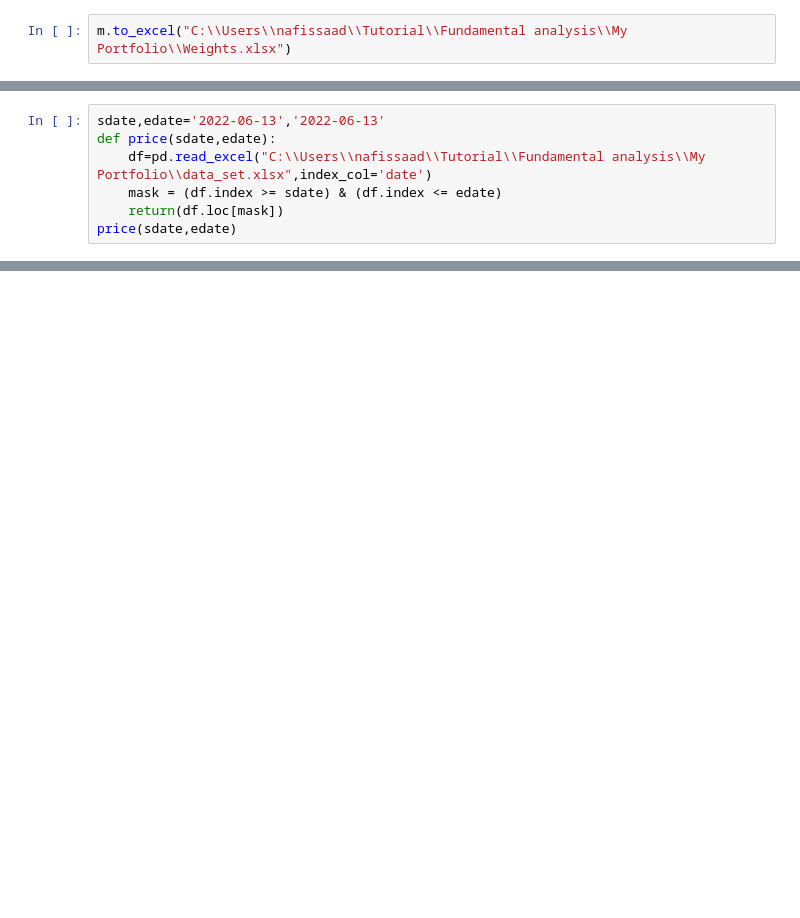
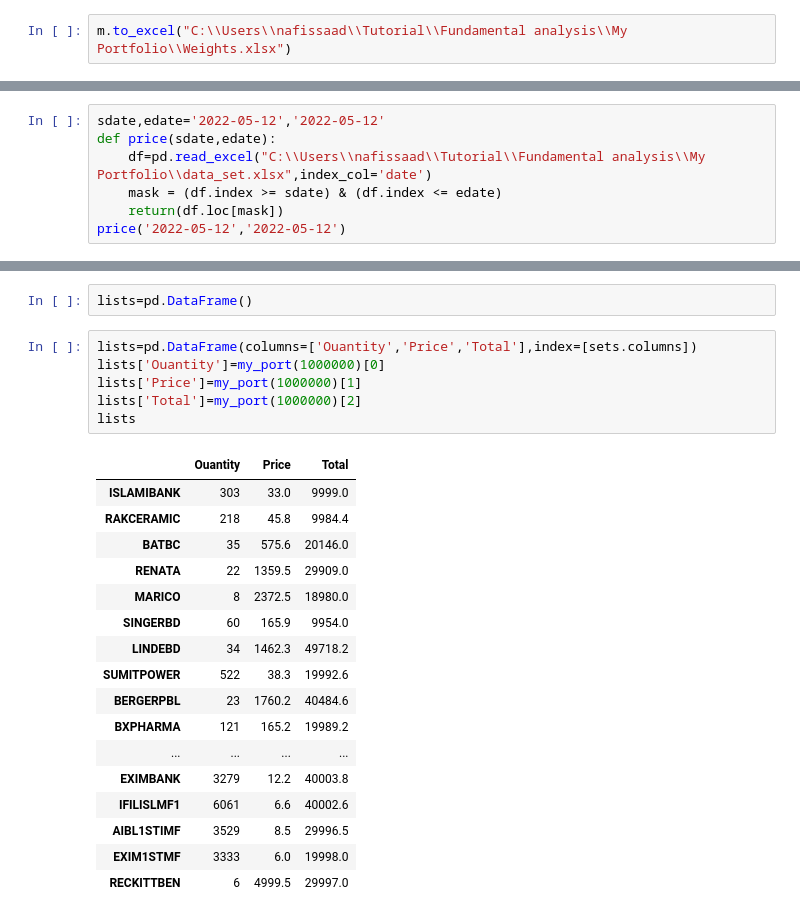
Before and after one commit to nafissaad/Tutorial1, a Jupyter notebook: Tutorial/My projects/My Portfolio/Risk and Return management .ipynb, the cells around one changed output, grey strips where cells are left out. Drawn from its saved outputs; the diff is of its cells as text; blank space fills up the shorter version.

```diff
--- a/Tutorial/My projects/My Portfolio/Risk and Return management .ipynb
+++ b/Tutorial/My projects/My Portfolio/Risk and Return management .ipynb
@@ -867,7 +833,0 @@ round(quantity)*float(price('2023-06-08','2023-06-08')['ISLAMIBANK'].values)
-# %%
-sdate,edate='2022-06-13','2022-06-13'
-def price(sdate,edate):
-    df=pd.read_excel("C:\\Users\\nafissaad\\Tutorial\\Fundamental analysis\\My Portfolio\\data_set.xlsx",index_col='date')
-    mask = (df.index >= sdate) & (df.index <= edate)
-    return(df.loc[mask])
-price(sdate,edate)
@@ -959,0 +868,7 @@ lists['Total'].sum()
+# %%
+sdate,edate='2022-05-12','2022-05-12'
+def price(sdate,edate):
+    df=pd.read_excel("C:\\Users\\nafissaad\\Tutorial\\Fundamental analysis\\My Portfolio\\data_set.xlsx",index_col='date')
+    mask = (df.index >= sdate) & (df.index <= edate)
+    return(df.loc[mask])
+price('2022-05-12','2022-05-12')
@@ -959,0 +920,26 @@ lists['Total'].sum()
+# %%
+lists=pd.DataFrame()
+# %%
+lists=pd.DataFrame(columns=['Ouantity','Price','Total'],index=[sets.columns])
+lists['Ouantity']=my_port(1000000)[0]
+lists['Price']=my_port(1000000)[1]
+lists['Total']=my_port(1000000)[2]
+lists
+# %% [output]
+|  | Ouantity | Price | Total |
+| ISLAMIBANK | 303 | 33.0 | 9999.0 |
+| RAKCERAMIC | 218 | 45.8 | 9984.4 |
+| BATBC | 35 | 575.6 | 20146.0 |
+| RENATA | 22 | 1359.5 | 29909.0 |
+| MARICO | 8 | 2372.5 | 18980.0 |
+| SINGERBD | 60 | 165.9 | 9954.0 |
+| LINDEBD | 34 | 1462.3 | 49718.2 |
+| SUMITPOWER | 522 | 38.3 | 19992.6 |
+| BERGERPBL | 23 | 1760.2 | 40484.6 |
+| BXPHARMA | 121 | 165.2 | 19989.2 |
+| ... | ... | ... | ... |
+| EXIMBANK | 3279 | 12.2 | 40003.8 |
+| IFILISLMF1 | 6061 | 6.6 | 40002.6 |
+| AIBL1STIMF | 3529 | 8.5 | 29996.5 |
+| EXIM1STMF | 3333 | 6.0 | 19998.0 |
+| RECKITTBEN | 6 | 4999.5 | 29997.0 |
```
Also changed, not shown: parts of 65 cells of this notebook, 6 other files.
